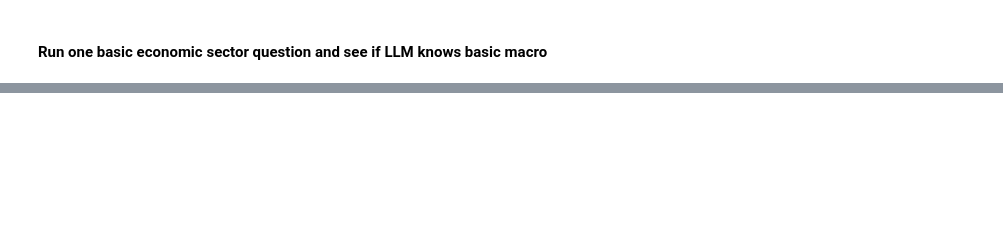
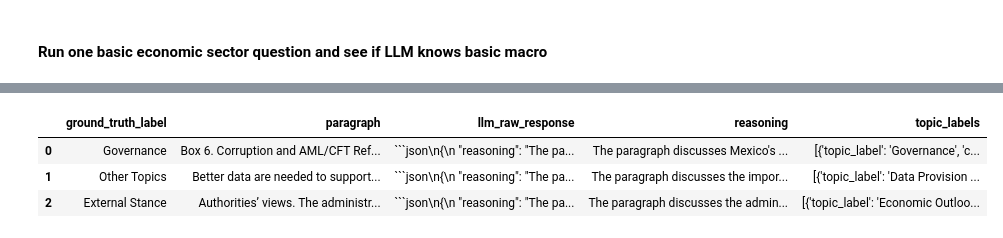
Before and after one commit to johnsonice/Fund_ISR, a Jupyter notebook: notebooks/detailed_topic_classification_llm_open_model.ipynb, the cells around one changed output, grey strips where cells are left out. Drawn from its saved outputs; the diff is of its cells as text; code cells hidden in the pictures; blank space fills up the shorter version.

````diff
--- a/notebooks/detailed_topic_classification_llm_open_model.ipynb
+++ b/notebooks/detailed_topic_classification_llm_open_model.ipynb
@@ -204,0 +197,20 @@ res_df.head(10)
+# %%
+
+output_fixing_pt = {'System':"You are an intelligent assistant specialized in formatting text. Your task is to take raw LLM output and format it according to user-provided instructions. Follow the specific formatting guidelines given and ensure the final output is clean, readable, and adheres to the specified style.",
+      'Human':"""
+Here is the raw LLM output:
+----------------
+----------------
+{LLM_OUTPUT}
+----------------
+----------------
+
+You are supposed to extract appropriate information for reasoning and topic_labels. topic_labels has additional information for confidence score.
+
+Please respond in clean json format as follow:
+```json
+{{"reasoning": "<reasoning process>",
+"topic_labels": [{{"topic_label":"<identified topic label>","confidence_score":<confidence score>}},...]}}
+```
+Response:
+"""}
@@ -204,0 +262,12 @@ res_df.head(10)
+# %%
+error_results = []
+for idx,r in tqdm(res_df[res_df['reasoning'].isna()].iterrows()):
+    output_fixing_pt_temp = copy.copy(output_fixing_pt)
+    output_fixing_pt_temp['Human']=output_fixing_pt_temp['Human'].format(LLM_OUTPUT=r['llm_raw_response'])
+    #res = llm_agent.get_response_content(prompt_template=output_fixing_pt_temp,max_tokens=4096)
+    res_dict = custom_llm_result_parsing(r['llm_raw_response'], llm_agent,json_parse=True, parser=parser, output_fixing_pt_temp=output_fixing_pt_temp)
+    print(res_dict)
+    if res_dict:
+        error_results.append([r['ground_truth_label'],r['paragraph'],r['llm_raw_response'],res_dict['reasoning'],res_dict['topic_labels']])
+    else:
+        error_results.append([r['ground_truth_label'],r['paragraph'],r['llm_raw_response'],None,None])
@@ -205 +278,9 @@ res_df.head(10)
+# %%
+error_res_df = pd.DataFrame(error_results,columns=['ground_truth_label','paragraph','llm_raw_response','reasoning','topic_labels'])
+error_res_df.head(10)
+# %% [output]
+|  | ground_truth_label | paragraph | llm_raw_response | reasoning | topic_labels |
+| 0 | Governance | Box 6. Corruption and AML/CFT Ref... | ```json\n{\n "reasoning": "The pa... | The paragraph discusses Mexico's ... | [{'topic_label': 'Governance', 'c... |
+| 1 | Other Topics | Better data are needed to support... | ```json\n{\n "reasoning": "The pa... | The paragraph discusses the impor... | [{'topic_label': 'Data Provision ... |
+| 2 | External Stance | Authorities’ views. The administr... | ```json\n{\n "reasoning": "The pa... | The paragraph discusses the admin... | [{'topic_label': 'Economic Outloo... |
 # %%
````
Also changed, not shown: parts of 22 cells of this notebook, 3 other files.
